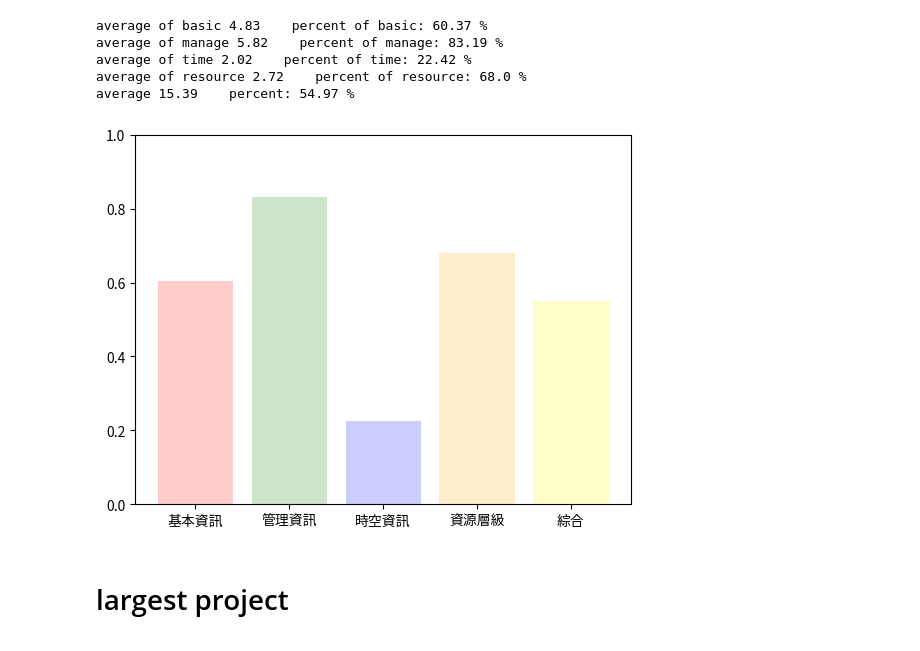
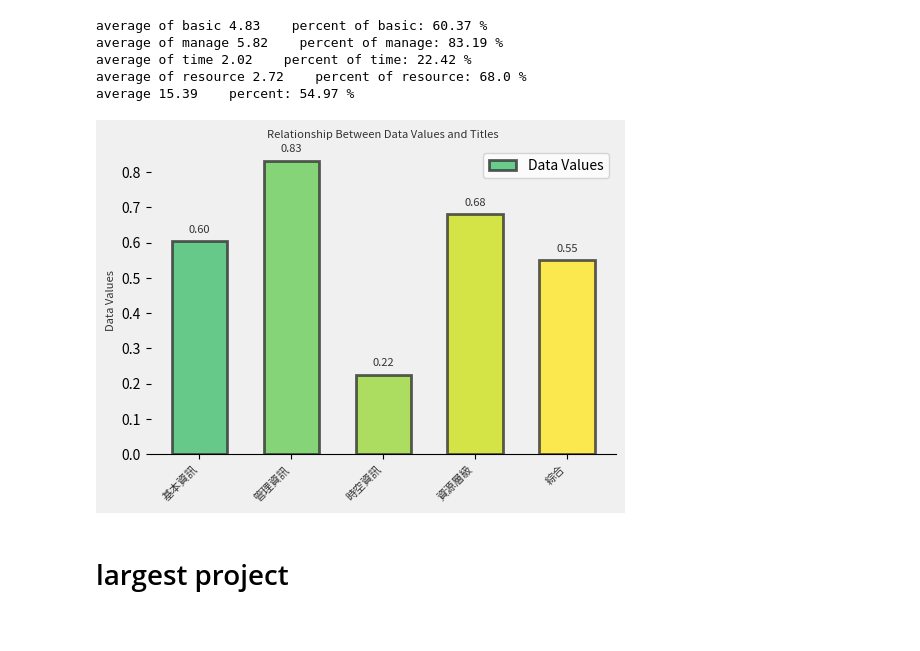
Before and after one commit to weiber2002/depositar_statistic, a Jupyter notebook: hellop/depositar.ipynb, the cells around one changed output. Cells and saved outputs as stored; diff of their text form; code cells hidden in the pictures.

Commit message:
bar graph

```diff
--- a/hellop/depositar.ipynb
+++ b/hellop/depositar.ipynb
@@ -472,20 +482,49 @@ average of manage 5.82    percent of manage: 83.19 %
 average of time 2.02    percent of time: 22.42 %
 average of resource 2.72    percent of resource: 68.0 %
 average 15.39    percent: 54.97 %
-# %%
-data = [percent_basic,percent_manage,percent_time,percent_re,percent_total]
-
-x = range(len(data))
-
-fig, ax = plt.subplots()
-ax.bar(x, data, color=['red', 'green', 'blue','orange', 'yellow'], alpha=0.2)
-ax.set_xticks(x)
-ax.set_xticklabels(['基本資訊', '管理資訊','時空資訊', '資源層級', '綜合'])
-ax.set_ylim(0, 1)
-
-plt.show()
-# %% [output]
-[figure, removed]
+# %%
+data = [percent_basic,percent_manage,percent_time,percent_re,percent_total]
+titles = ['基本資訊', '管理資訊','時空資訊', '資源層級', '綜合']
+
+fig, ax = plt.subplots(figsize=(6, 4)) # Create a figure and axis
+
+fig.patch.set_facecolor('#f0f0f0') # Set background color
+ax.set_facecolor('#f0f0f0')
+
+# Create a gradient of colors
+colors = plt.cm.viridis(np.linspace(0.7, 1, len(data)))
+
+# Create the bar plot with rounded bars, shadows, and gradient colors
+bars = ax.bar(titles, data, color=colors, align='center', width=0.6, edgecolor='#333333', linewidth=2, alpha=0.8, label='Data Values', zorder=2)
+
+# Adding labels and title with custom font and size
+ax.set_ylabel('Data Values', fontsize=8, color='#333333')
+ax.set_title('Relationship Between Data Values and Titles', fontsize=8, color='#333333')
+
+# Customize x-axis tick labels
+ax.set_xticklabels(titles, rotation=45, ha='right', fontsize=8, color='#333333')
+
+# Add data labels with custom font and size
+for bar in bars:
+    height = bar.get_height()
+    ax.annotate(f'{height:.2f}',
+                xy=(bar.get_x() + bar.get_width() / 2, height),
+                xytext=(0, 5),  # 5 points vertical offset
+                textcoords='offset points',
+                ha='center', va='bottom', fontsize=8, color='#333333')
+
+# Add legend
+ax.legend()
+
+# Remove spines
+ax.spines['top'].set_visible(False)
+ax.spines['right'].set_visible(False)
+ax.spines['left'].set_visible(False)
+
+# Show the plot
+plt.show()
+# %% [output]
+[figure, added]
 # %% [markdown]
 <h1>largest project</h1>
 <p></p>
```
Also changed, not shown: parts of 1 cell of this notebook, 1 other file.
